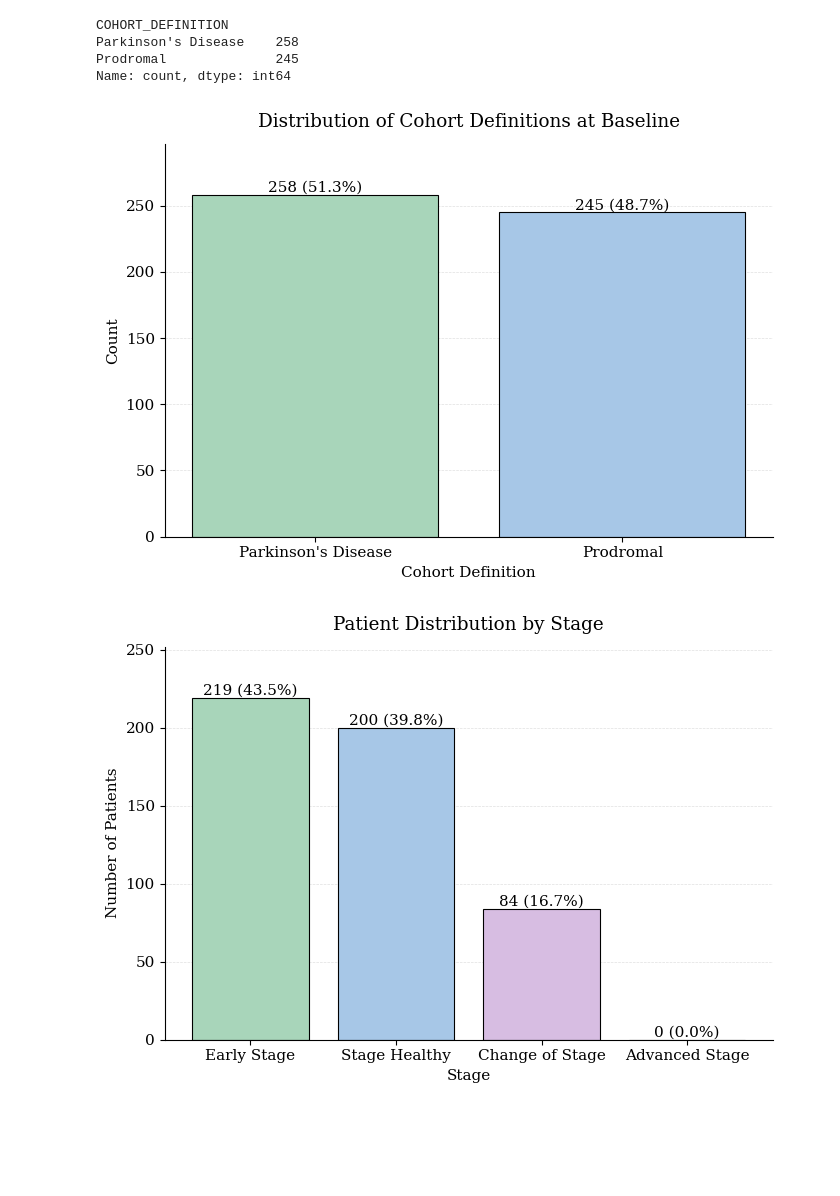
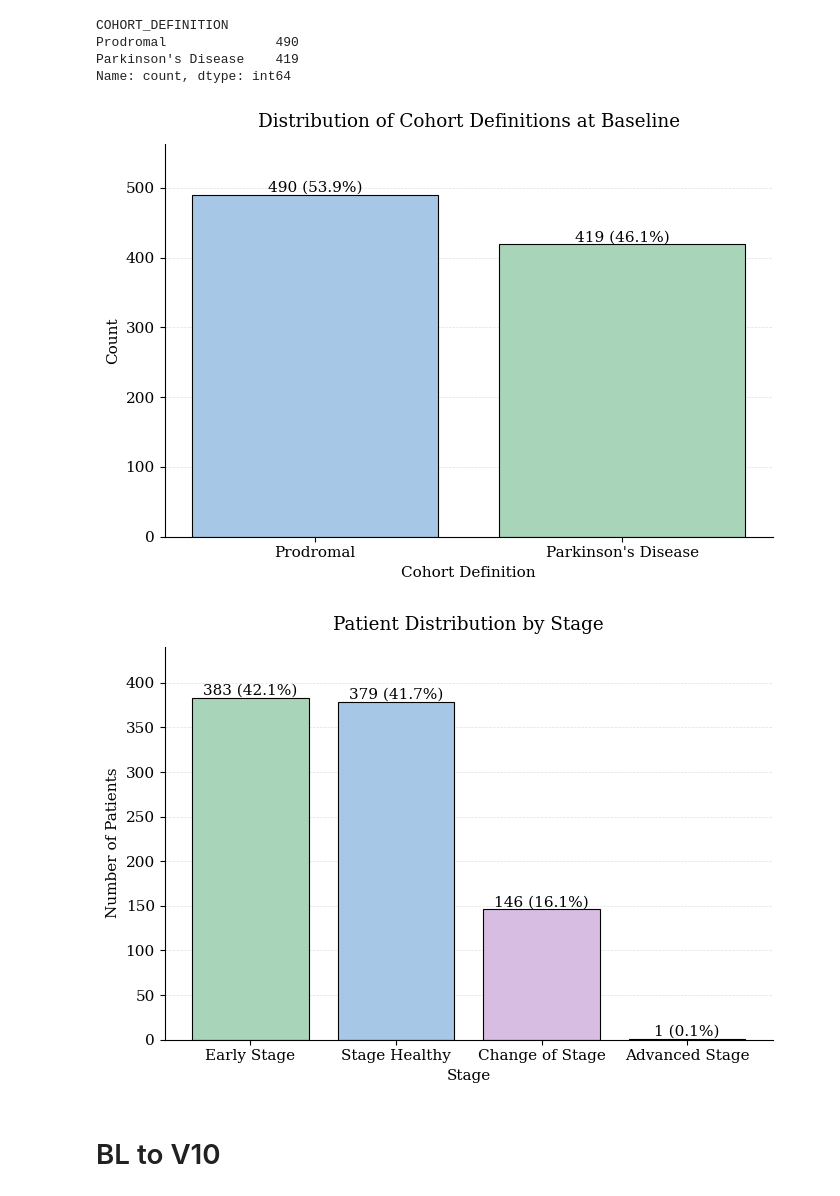
Before and after one commit to fserracrespi/PD_progression_ppmi, a Jupyter notebook: SCRIPTS/PYTHON/DATA EDA/HY_OUTPUT.ipynb, the cells around one changed output. Cells and saved outputs as stored; diff of their text form; code cells hidden in the pictures; blank space fills up the shorter version.

Commit message:
Data Processing 2.0

```diff
--- a/SCRIPTS/PYTHON/DATA EDA/HY_OUTPUT.ipynb
+++ b/SCRIPTS/PYTHON/DATA EDA/HY_OUTPUT.ipynb
@@ -15,3 +11,6 @@ data_HY = pd.read_csv(path_data, index_col=[0,1])
 # %%
+# --- Cargar datos ---
+path_data = project_root / 'DATA_PPMI/Results/MODEL_DATA/DATA_BL_V08.csv'
+data_HY = pd.read_csv(path_data)[['PATNO','EVENT_ID','COHORT_DEFINITION','NHY']]
 data_HY.head(10)
 # %% [output]
@@ -31,7 +29,7 @@ data_HY.head(10)
 # 1) Normaliza cohortes a etiquetas cortas
 
 # 2) Filtra a las cohortes y visitas que quieres
-visits = ["BL", "V04", "V06", "V08", "V10"]
+visits = ["BL", "V04", "V06", "V08"]
 
 
 data_HY = data_HY[
@@ -96,8 +91,8 @@ data_HY.head(10)
 data_HY.loc[data_HY['EVENT_ID'] == 'BL', 'COHORT_DEFINITION'].value_counts()
 # %% [output]
 COHORT_DEFINITION
-Parkinson's Disease    258
-Prodromal              245
+Prodromal              490
+Parkinson's Disease    419
 Name: count, dtype: int64
 # %%
 
@@ -161,9 +156,8 @@ ax.set_ylim(0, max(counts.values) * 1.15)
 plt.tight_layout()
 plt.show()
 # %% [output]
-[figure, old version]
+[figure, new version]
 # %%
-data_HY.reset_index('PATNO', inplace=True)
 counts = {'Stage Healthy': 0, 'Early Stage': 0, 'Advanced Stage': 0,'Change of Stage': 0}
 for patno in data_HY['PATNO'].unique():
     subset_data = data_HY[data_HY['PATNO'] == patno]
@@ -216,31 +210,33 @@ bars = ax.bar(
 # Añadir count + porcentaje encima de cada barra
 for bar, count, pct in zip(bars, counts_df['Count'], counts_df['Pct']):
     height = bar.get_height()
     ax.text(
         bar.get_x() + bar.get_width() / 2,
         height,
         f"{count} ({pct:.1f}%)",
         ha='center',
         va='bottom'
     )
 
 ax.set_title("Patient Distribution by Stage", pad=12)
 ax.set_xlabel("Stage")
 ax.set_ylabel("Number of Patients")
 
 # Estilo de ejes como tu ejemplo
 ax.spines['top'].set_visible(False)
 ax.spines['right'].set_visible(False)
 ax.yaxis.grid(True, linestyle='--', linewidth=0.5, alpha=0.4)
 ax.set_axisbelow(True)
 
 # Rotación de etiquetas (pon 0 si te caben bien)
 ax.set_xticklabels(counts_df['Stage'], rotation=0, ha='center')
 
 # Margen arriba para que no se corte el texto
 ax.set_ylim(0, counts_df['Count'].max() * 1.15)
 
 plt.tight_layout()
 plt.show()
 # %% [output]
-[figure, old version]
+[figure, new version]
+# %% [markdown]
+# BL to V10
```
Also changed, not shown: parts of 11 cells of this notebook, 13 other files.
